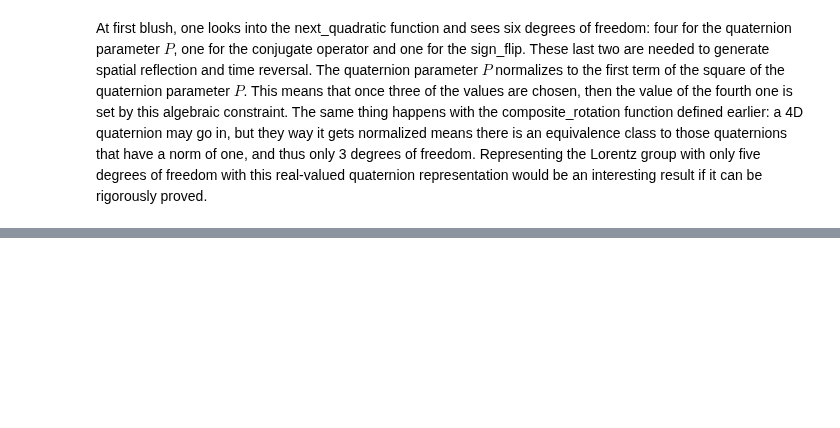
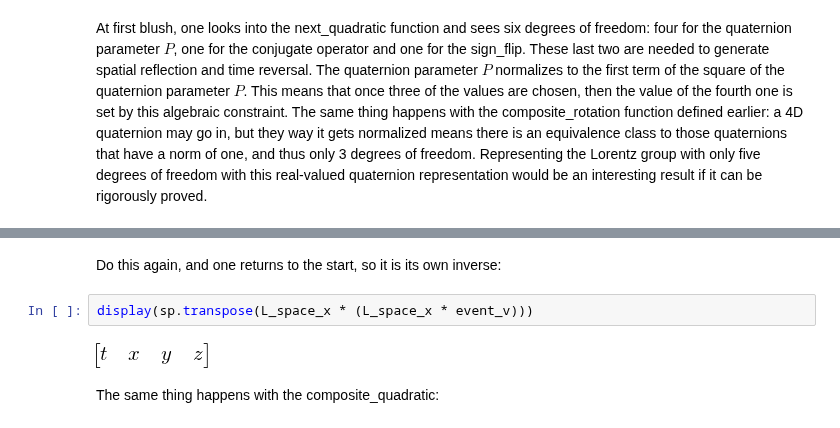
Before and after one commit to dougsweetser/ipq, a Jupyter notebook: q_notebook/triple_products_and_distance.ipynb, the cells around one changed output, grey strips where cells are left out. Cells and saved outputs as stored; diff of their text form; blank space fills up the shorter version.

```diff
--- a/q_notebook/triple_products_and_distance.ipynb
+++ b/q_notebook/triple_products_and_distance.ipynb
@@ -444,0 +515,8 @@ At first blush, one looks into the next_quadratic function and sees six degrees
+# %% [markdown]
+Do this again, and one returns to the start, so it is its own inverse:
+# %%
+display(sp.transpose(L_space_x * (L_space_x * event_v)))
+# %% [output]
+[figure, added]
+# %% [markdown]
+The same thing happens with the composite_quadratic:
```
Also changed, not shown: parts of 19 cells of this notebook, 2 other files.
